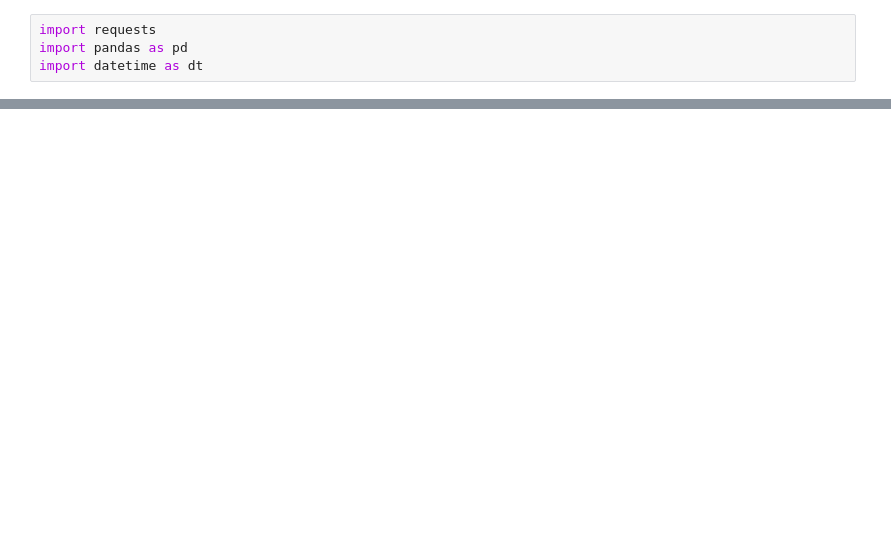
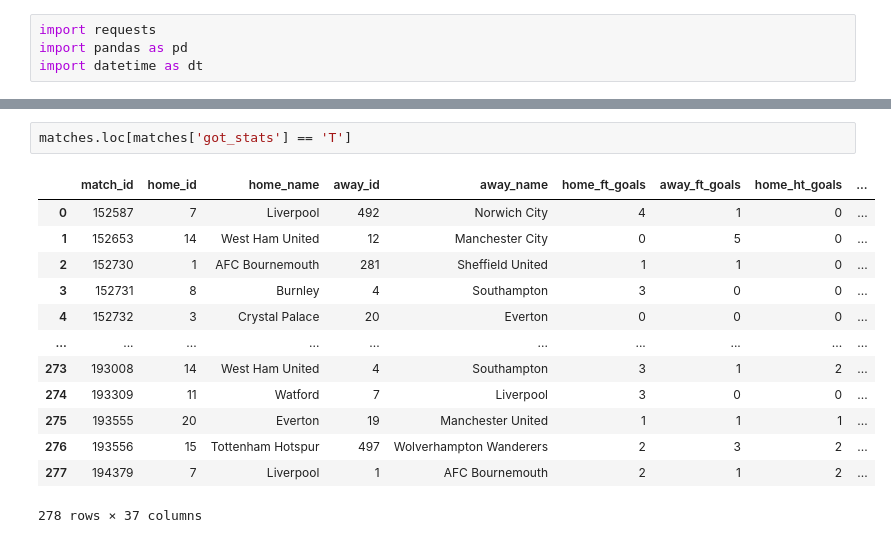
Before and after one commit to RicardoBoia2017/FEUP_ADAD, a Jupyter notebook: ADAD.ipynb, the cells around one changed output, grey strips where cells are left out. Cells and saved outputs as stored; diff of their text form; blank space fills up the shorter version.

```diff
--- a/ADAD.ipynb
+++ b/ADAD.ipynb
@@ -170,0 +192,16 @@ stats_list
+# %%
+matches.loc[matches['got_stats'] == 'T']
+# %% [output]
+|  | match_id | home_id | home_name | away_id | away_name | home_ft_goals | away_ft_goals | home_ht_goals | ... |
+| 0 | 152587 | 7 | Liverpool | 492 | Norwich City | 4 | 1 | 0 | ... |
+| 1 | 152653 | 14 | West Ham United | 12 | Manchester City | 0 | 5 | 0 | ... |
+| 2 | 152730 | 1 | AFC Bournemouth | 281 | Sheffield United | 1 | 1 | 0 | ... |
+| 3 | 152731 | 8 | Burnley | 4 | Southampton | 3 | 0 | 0 | ... |
+| 4 | 152732 | 3 | Crystal Palace | 20 | Everton | 0 | 0 | 0 | ... |
+| ... | ... | ... | ... | ... | ... | ... | ... | ... | ... |
+| 273 | 193008 | 14 | West Ham United | 4 | Southampton | 3 | 1 | 2 | ... |
+| 274 | 193309 | 11 | Watford | 7 | Liverpool | 3 | 0 | 0 | ... |
+| 275 | 193555 | 20 | Everton | 19 | Manchester United | 1 | 1 | 1 | ... |
+| 276 | 193556 | 15 | Tottenham Hotspur | 497 | Wolverhampton Wanderers | 2 | 3 | 2 | ... |
+| 277 | 194379 | 7 | Liverpool | 1 | AFC Bournemouth | 2 | 1 | 2 | ... |
+278 rows × 37 columns
```
Also changed, not shown: parts of 13 cells of this notebook, 1 other file.
